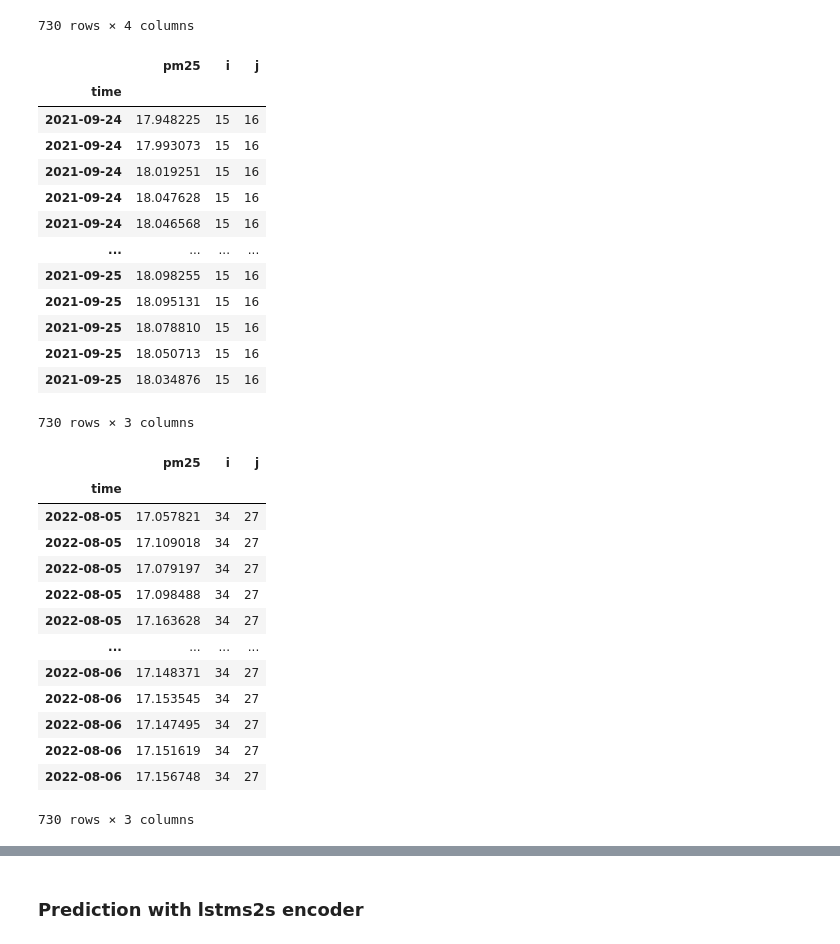
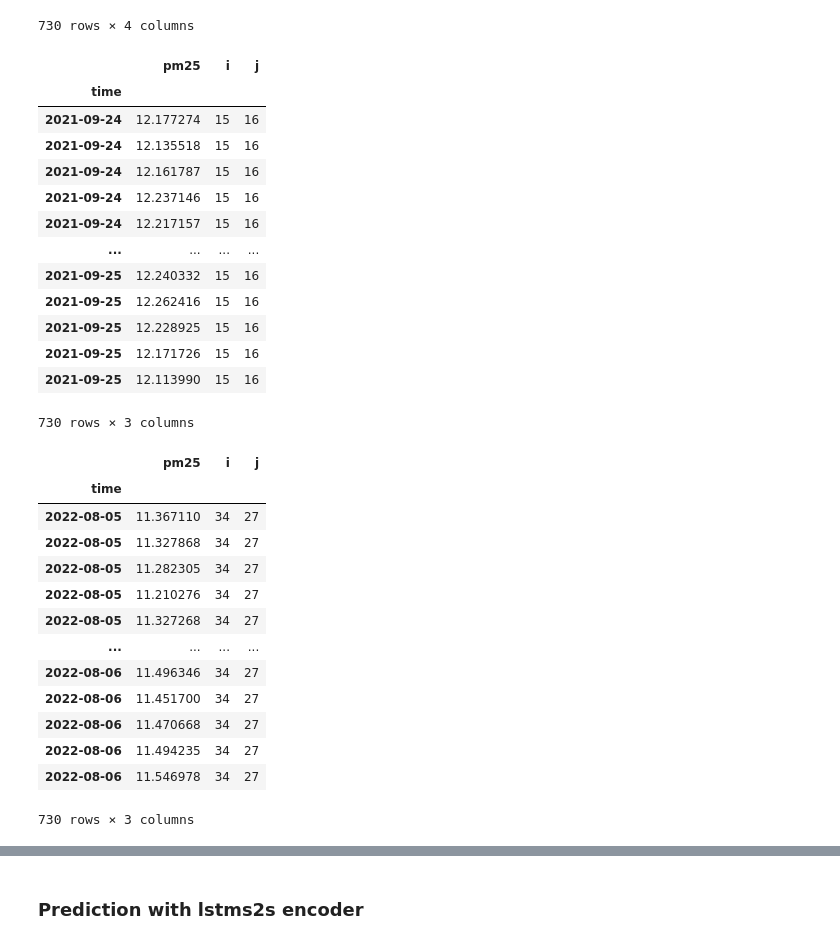
Before and after one commit to tphiepbk/air_quality_index_project, a Jupyter notebook: 4_mpair_data_2021_2022_all_locations.ipynb, the cells around one changed output, grey strips where cells are left out. Saved outputs shown, nothing was run; the diff lists cells and outputs as text; code cells hidden in the pictures.

Commit message:
Use the data from locations with stations to predict other locations
Signed-off-by: Hiep Phuc Thai <itmanagertph@gmail.com>

```diff
--- a/4_mpair_data_2021_2022_all_locations.ipynb
+++ b/4_mpair_data_2021_2022_all_locations.ipynb
@@ -426,0 +465,4 @@ pd.DataFrame(y_train_scaled, columns=y_train.columns)
+# %%
+mpair_yval_scaler = MinMaxScaler()
+y_val_scaled = mpair_yval_scaler.fit_transform(y_val)
+pd.DataFrame(y_val_scaled, columns=y_val.columns)
@@ -444,0 +501,4 @@ pd.DataFrame(X_test_scaled, columns=X_test.columns)
+# %%
+mpair_ytest_scaler = MinMaxScaler()
+y_test_scaled = mpair_ytest_scaler.fit_transform(y_test)
+pd.DataFrame(y_test_scaled, columns=y_test.columns)
@@ -444,0 +519,4 @@ pd.DataFrame(X_test_scaled, columns=X_test.columns)
+# %%
+mpair_Xinference_scaler = MinMaxScaler()
+X_inference_scaled = mpair_Xinference_scaler.fit_transform(X_inference)
+pd.DataFrame(X_inference_scaled, columns=X_inference.columns)
@@ -580,0 +664,15 @@ df_predicted.shape = (708100, 3)
+# %%
+df_mpair_inference, mae, mse, r2 = predictLSTM(X_train=X_train_scaled,
+            y_train=y_train_scaled,
+            X_val=X_val_scaled,
+            y_val=y_val_scaled,
+            X_test=X_test_scaled,
+            y_test=y_test_scaled,
+            X_inference=X_inference_scaled)
+
+evaluation_board['dim_reduction_method'].append("None")
+evaluation_board['dim_after_reduction'].append("None")
+evaluation_board['prediction_method'].append("LSTM")
+evaluation_board['mae (test data)'].append(mae)
+evaluation_board['mse (test data)'].append(mse)
+evaluation_board['r2 (test data)'].append(r2)
@@ -608,40 +769,40 @@ df_location_with_station
 | 2021-09-24 | 15 | 14 | 213.0 | 23.598236 |
 730 rows × 4 columns
 # %%
-df_nearest_location = df_mpair_predicted.loc[(df_mpair_predicted["i"] == nearest_location[0]) & (df_mpair_predicted["j"] == nearest_location[1])]
+df_nearest_location = df_mpair_inference.loc[(df_mpair_inference["i"] == nearest_location[0]) & (df_mpair_inference["j"] == nearest_location[1])]
 df_nearest_location
 # %% [output]
 |  | pm25 | i | j |
 | time |  |  |  |
-| 2021-09-24 | 17.948225 | 15 | 16 |
-| 2021-09-24 | 17.993073 | 15 | 16 |
-| 2021-09-24 | 18.019251 | 15 | 16 |
-| 2021-09-24 | 18.047628 | 15 | 16 |
-| 2021-09-24 | 18.046568 | 15 | 16 |
+| 2021-09-24 | 12.177274 | 15 | 16 |
+| 2021-09-24 | 12.135518 | 15 | 16 |
+| 2021-09-24 | 12.161787 | 15 | 16 |
+| 2021-09-24 | 12.237146 | 15 | 16 |
+| 2021-09-24 | 12.217157 | 15 | 16 |
 | ... | ... | ... | ... |
-| 2021-09-25 | 18.098255 | 15 | 16 |
-| 2021-09-25 | 18.095131 | 15 | 16 |
-| 2021-09-25 | 18.078810 | 15 | 16 |
-| 2021-09-25 | 18.050713 | 15 | 16 |
-| 2021-09-25 | 18.034876 | 15 | 16 |
+| 2021-09-25 | 12.240332 | 15 | 16 |
+| 2021-09-25 | 12.262416 | 15 | 16 |
+| 2021-09-25 | 12.228925 | 15 | 16 |
+| 2021-09-25 | 12.171726 | 15 | 16 |
+| 2021-09-25 | 12.113990 | 15 | 16 |
 730 rows × 3 columns
 # %%
-df_random_location = df_mpair_predicted.loc[(df_mpair_predicted["i"] == random_location[0]) & (df_mpair_predicted["j"] == random_location[1])]
+df_random_location = df_mpair_inference.loc[(df_mpair_inference["i"] == random_location[0]) & (df_mpair_inference["j"] == random_location[1])]
 df_random_location
 # %% [output]
 |  | pm25 | i | j |
 | time |  |  |  |
-| 2022-08-05 | 17.057821 | 34 | 27 |
-| 2022-08-05 | 17.109018 | 34 | 27 |
-| 2022-08-05 | 17.079197 | 34 | 27 |
-| 2022-08-05 | 17.098488 | 34 | 27 |
-| 2022-08-05 | 17.163628 | 34 | 27 |
+| 2022-08-05 | 11.367110 | 34 | 27 |
+| 2022-08-05 | 11.327868 | 34 | 27 |
+| 2022-08-05 | 11.282305 | 34 | 27 |
+| 2022-08-05 | 11.210276 | 34 | 27 |
+| 2022-08-05 | 11.327268 | 34 | 27 |
 | ... | ... | ... | ... |
-| 2022-08-06 | 17.148371 | 34 | 27 |
-| 2022-08-06 | 17.153545 | 34 | 27 |
-| 2022-08-06 | 17.147495 | 34 | 27 |
-| 2022-08-06 | 17.151619 | 34 | 27 |
-| 2022-08-06 | 17.156748 | 34 | 27 |
+| 2022-08-06 | 11.496346 | 34 | 27 |
+| 2022-08-06 | 11.451700 | 34 | 27 |
+| 2022-08-06 | 11.470668 | 34 | 27 |
+| 2022-08-06 | 11.494235 | 34 | 27 |
+| 2022-08-06 | 11.546978 | 34 | 27 |
 730 rows × 3 columns
 # %%
 print(f"location_with_station = {location_with_station}")
```
Also changed, not shown: parts of 65 cells of this notebook, 3 other files.
